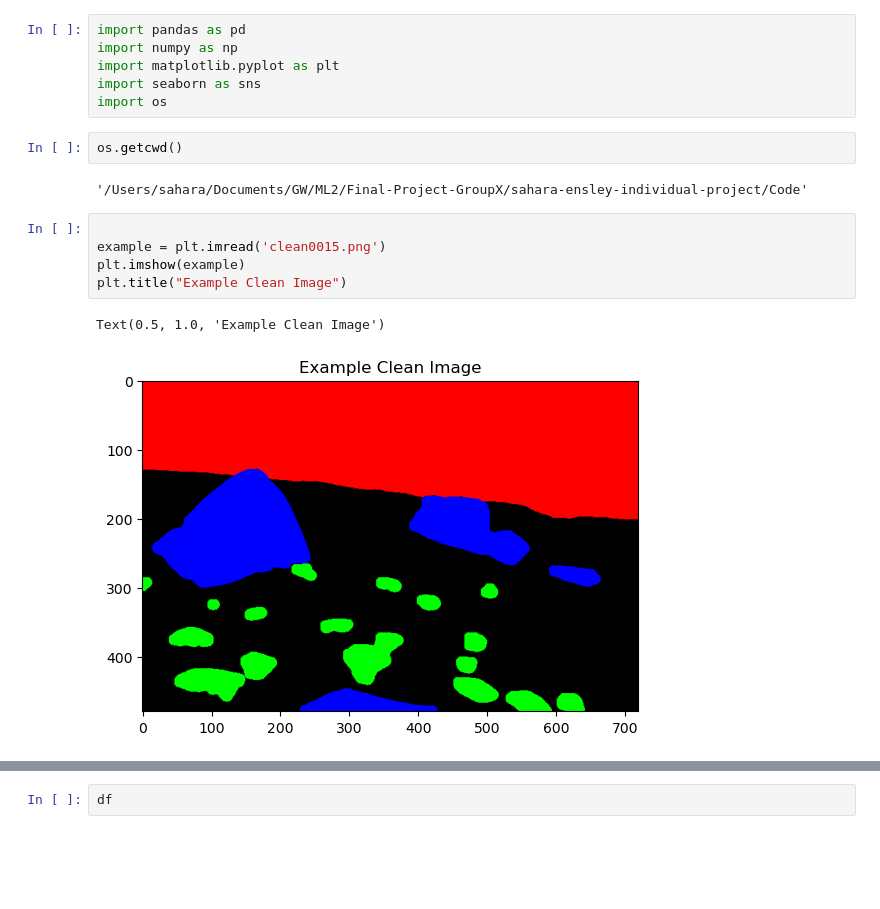
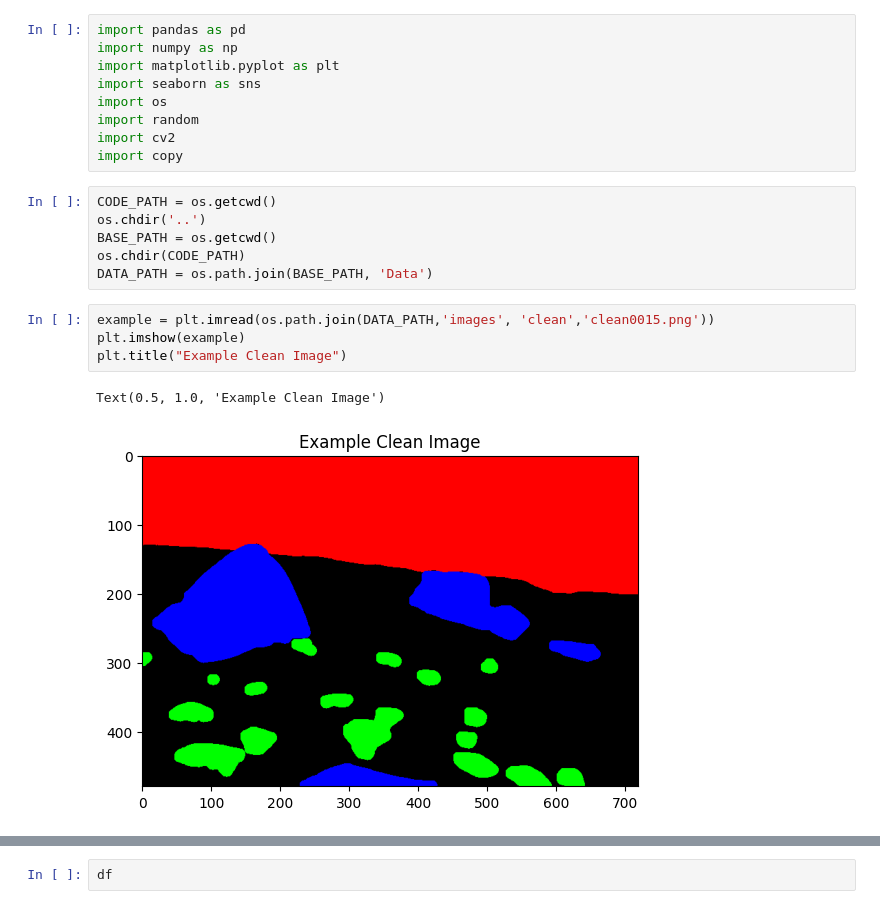
Before and after one commit to justjoshtings/Lunar-Landscape-Image-Segmentation, a Jupyter notebook: sahara-ensley-individual-project/Code/EDA_figures.ipynb, the cells around one changed output, grey strips where cells are left out. Cells and saved outputs as stored; diff of their text form; blank space fills up the shorter version.

Commit message:
github clean and readme

```diff
--- a/sahara-ensley-individual-project/Code/EDA_figures.ipynb
+++ b/sahara-ensley-individual-project/Code/EDA_figures.ipynb
@@ -4,15 +4,19 @@ import numpy as np
 import matplotlib.pyplot as plt
 import seaborn as sns
 import os
+import random
+import cv2
+import copy
 # %%
-os.getcwd()
+CODE_PATH = os.getcwd()
+os.chdir('..')
+BASE_PATH = os.getcwd()
+os.chdir(CODE_PATH)
+DATA_PATH = os.path.join(BASE_PATH, 'Data')
-# %% [output]
-'/Users/sahara/Documents/GW/ML2/Final-Project-GroupX/sahara-ensley-individual-project/Code'
 # %%
-
-example = plt.imread('clean0015.png')
+example = plt.imread(os.path.join(DATA_PATH,'images', 'clean','clean0015.png'))
 plt.imshow(example)
 plt.title("Example Clean Image")
 # %% [output]
 Text(0.5, 1.0, 'Example Clean Image')
-[figure, old version]
+[figure, new version]
```
Also changed, not shown: parts of 18 cells of this notebook, 14 other files.
